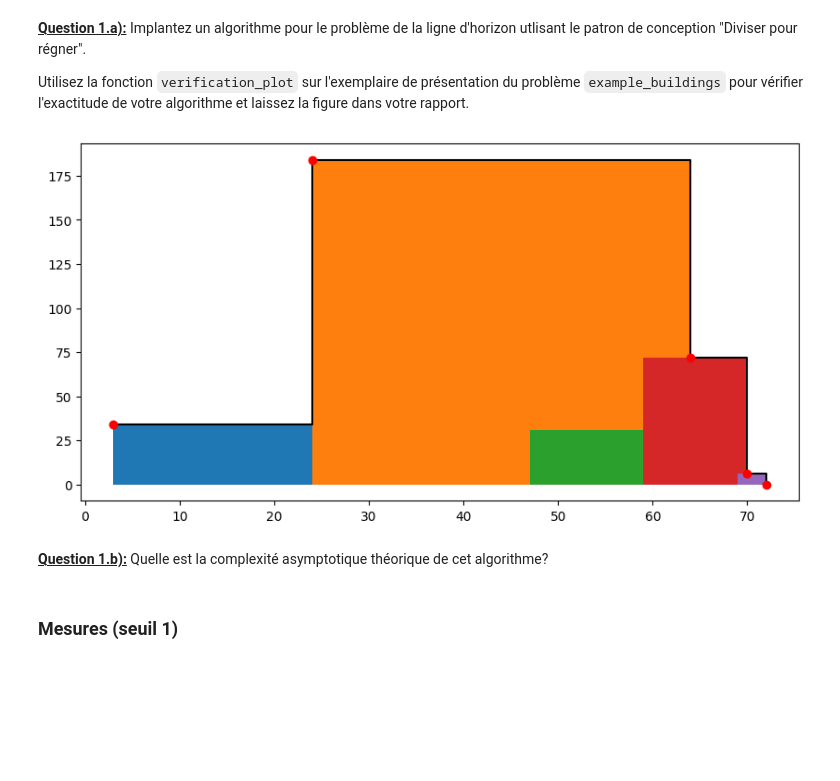
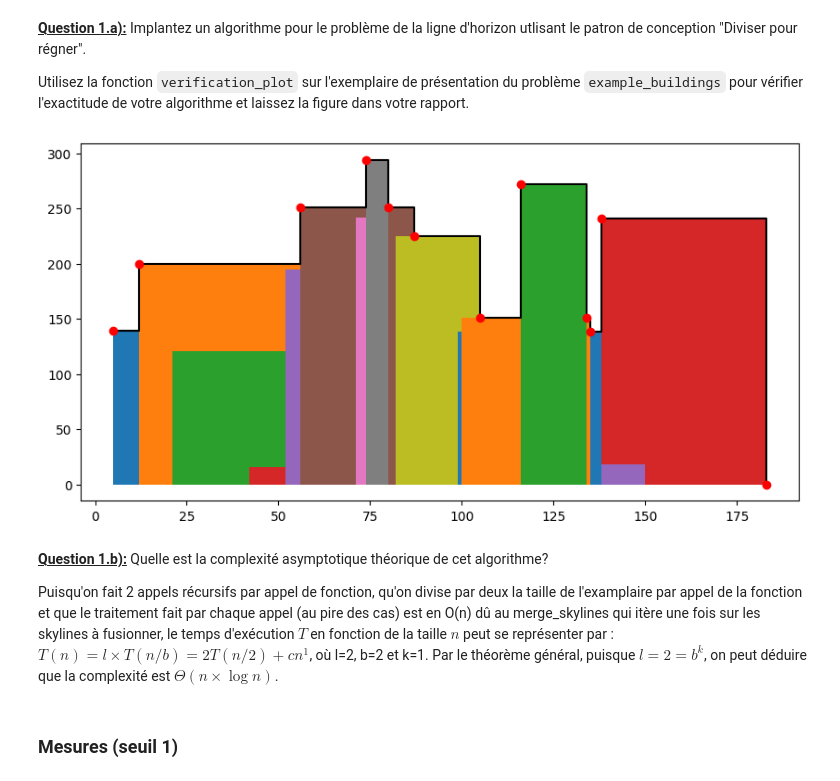
Before and after one commit to UiVieto/INF8775, a Jupyter notebook: TP1-H24.ipynb, the cells around one changed output. Drawn from its saved outputs; the diff is of its cells as text; code cells hidden in the pictures; blank space fills up the shorter version.

```diff
--- a/TP1-H24.ipynb
+++ b/TP1-H24.ipynb
@@ -436,7 +442,13 @@ def merge_skylines(left: list, right: list) -> list:
     i = j = 0
 
     while i < len(left) and j < len(right):
-        if left[i][0] < right[j][0]:
+        if left[i][0] == right[j][0]:
+            current_left_height, current_right_height = left[i][1], right[j][1]
+            next_point = (left[i][0], max(current_left_height, current_right_height))
+            i += 1
+            j += 1
+
+        elif left[i][0] < right[j][0]:
             current_left_height = left[i][1]
             next_point = (left[i][0], max(current_left_height, current_right_height))
             i += 1
@@ -460,38 +472,3 @@ def merge_skylines(left: list, right: list) -> list:
         j += 1
 
     return skyline
-
-
-def skyline_divide_and_conquer(buildings):
-    skyline = []
-    # TODO: Implantez un algorithme diviser-pour-régner
-
-    if len(buildings) > 1:
-        mid = len(buildings) // 2
-
-        left_skyline = skyline_divide_and_conquer(buildings[:mid])
-        right_skyline = skyline_divide_and_conquer(buildings[mid:])
-
-        skyline = merge_skylines(left_skyline, right_skyline)
-    else:
-        skyline = [(buildings[0][L], buildings[0][H]), (buildings[0][R], 0)]
-
-    return skyline
-# %%
-
-# print([(0, 0)] * 2)
-#print(skyline_divide_and_conquer(example_buildings))
-#verification_plot(example_buildings, skyline_divide_and_conquer(example_buildings))
-#verification_plot(example_buildings, [(2, 10), (3, 15), (7, 10), (13, 0)])
-#verification_plot(example_buildings, [(5, 12), (12, 0), (14, 8), (15, 10), (20, 8), (24, 0)])
-#verification_plot([(2, 13, 10), (3, 7, 15), (8, 12, 12)], skyline_divide_and_conquer([(2, 13, 10), (3, 7, 15), (8, 12, 12)]))
-
-# skyline = [(2, 10), (3, 15), (5, 12), (7, 10), (12, 0), (13, 0), (14, 8), (15, 10), (20, 8), (24, 0)]
-
-test = generate_sample(5)
-
-verification_plot(test, skyline_divide_and_conquer(test))
-# %% [output]
-[figure, removed]
-# %% [markdown]
-<u>**Question 1.b):**</u> Quelle est la complexité asymptotique théorique de cet algorithme?
@@ -498,3 +491,13 @@ verification_plot(test, skyline_divide_and_conquer(test))
+# %%
+test_divide_and_conquer = generate_sample(15)
+
+verification_plot(test_divide_and_conquer, skyline_divide_and_conquer(test_divide_and_conquer))
+# %% [output]
+[figure, added]
+# %% [markdown]
+<u>**Question 1.b):**</u> Quelle est la complexité asymptotique théorique de cet algorithme?
+
+Puisqu'on fait 2 appels récursifs par appel de fonction, qu'on divise par deux la taille de l'examplaire par appel de la fonction et que le traitement fait par chaque appel (au pire des cas) est en O(n) dû au merge_skylines qui itère une fois sur les skylines à fusionner, le temps d'exécution $T$ en fonction de la taille $n$ peut se représenter par : $T(n) = l \times T(n/b) = 2T(n/2) + cn^1$, où l=2, b=2 et k=1. Par le théorème général, puisque $l = 2 = b^k$, on peut déduire que la complexité est $\Theta(n \times \log n).$
 # %% [markdown]
 ### Mesures (seuil 1)
 # %%
```
Also changed, not shown: parts of 40 cells of this notebook.
